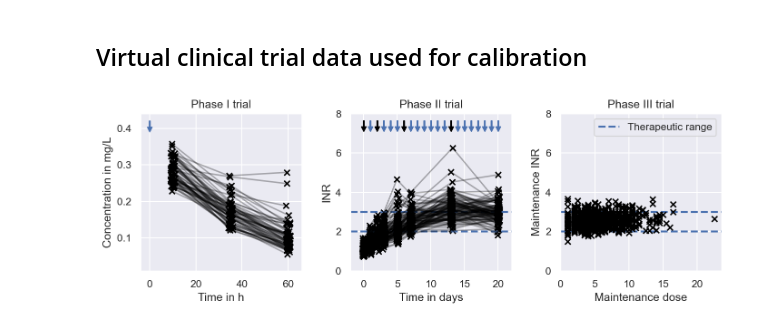
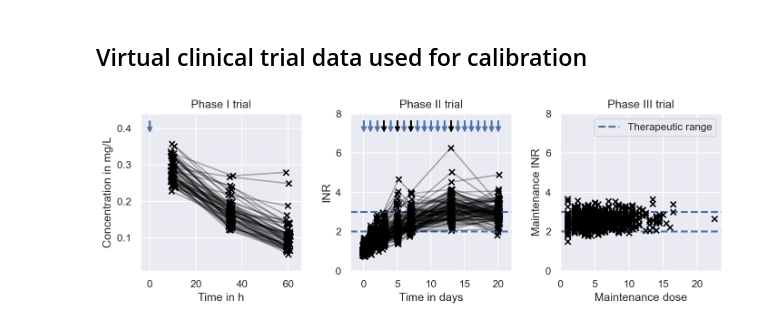
Before and after one commit to DavAug/mipd-warfarin, a Jupyter notebook: results/1_systems_pharmacology_model/results.ipynb, the cells around one changed output. Saved outputs shown, nothing was run; the diff lists cells and outputs as text; code cells hidden in the pictures.

```diff
--- a/results/1_systems_pharmacology_model/results.ipynb
+++ b/results/1_systems_pharmacology_model/results.ipynb
@@ -1436,7 +1453,7 @@ for c in inrs2:
 # Visualise dose point
 for t in range(21):
     color = sns.color_palette()[0]
-    if t in [0, 2, 6, 13]:
+    if t in [3, 5, 7, 13]:
         color = 'black'
     axes[1].annotate(
         "", xy=(t, 0.39 / 0.44 * 8), xytext=(t, 0.42 / 0.44 * 8),
@@ -1462,31 +1479,31 @@ axes[2].scatter(
     doses_3, inrs_3, marker='x', color='black', zorder=10)
 
 
 axes[0].set_title('Phase I trial')
 axes[1].set_title('Phase II trial')
 axes[2].set_title('Phase III trial')
 
 # Label axes
 axes[0].set_xlabel('Time in h')
 axes[0].set_ylabel('Concentration in mg/L')
 axes[0].set_xlim([-4, 66])
 axes[0].set_ylim([0.01, 0.44])
 
 axes[1].set_xlabel('Time in days')
 axes[1].set_ylabel('INR')
 axes[1].set_xlim([-2, 22])
 axes[1].set_ylim([0, 8])
 
 axes[2].set_xlabel('Maintenance dose')
 axes[2].set_ylabel('Maintenance INR')
 
 axes[2].legend()
 
 plt.savefig('14_phase_I_II_III.pdf',
     bbox_inches='tight')
 plt.savefig('14_phase_I_II_III.tif',
     bbox_inches='tight')
 
 plt.show()
 # %% [output]
-[figure, old version]
+[figure, new version]
```
Also changed, not shown: parts of 4 cells of this notebook, 7 other files.
